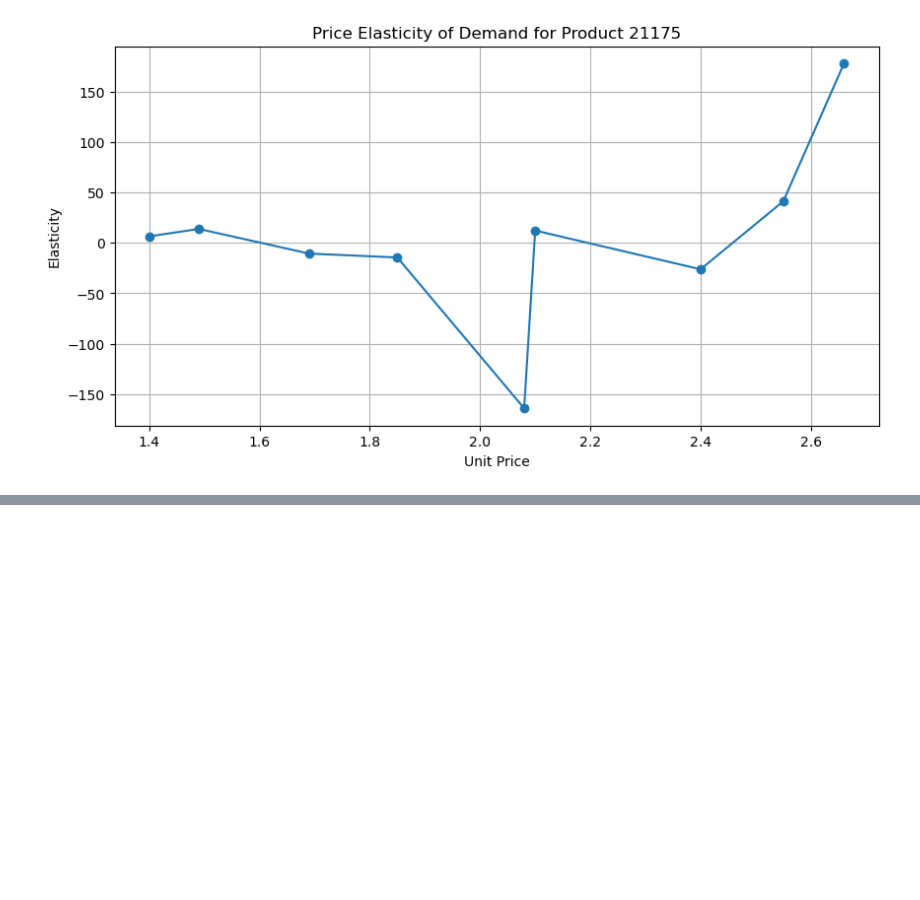
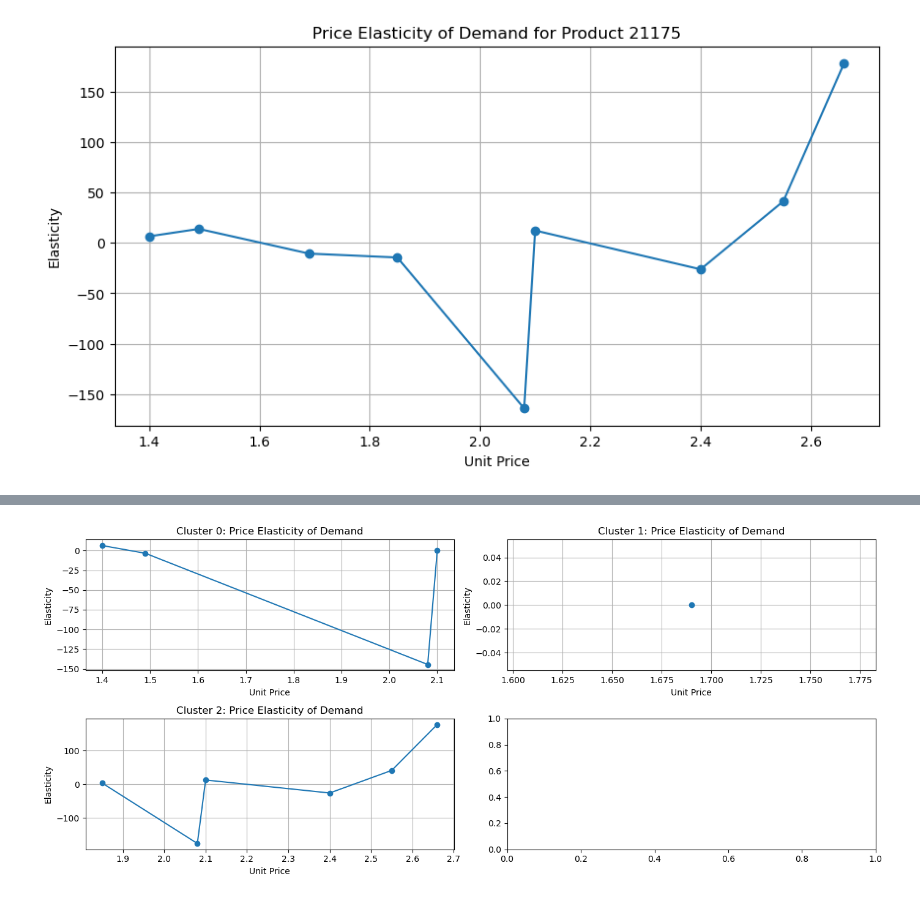
Before and after one commit to hliu528/Customer_Segmentation, a Jupyter notebook: code.ipynb, the cells around one changed output, grey strips where cells are left out. Saved outputs shown, nothing was run; the diff lists cells and outputs as text; code cells hidden in the pictures; blank space fills up the shorter version.

```diff
--- a/code.ipynb
+++ b/code.ipynb
@@ -560,0 +706,22 @@ plt.show()
+# %%
+# Setting up the figure and axes for the plots
+fig, axes = plt.subplots(nrows=int(np.ceil(cluster_price_quantity['Cluster'].nunique() / 2)), ncols=2, figsize=(14, cluster_price_quantity['Cluster'].nunique() * 2))
+axes = axes.flatten()
+
+# Loop through each unique cluster and plot
+for i, cluster in enumerate(cluster_price_quantity['Cluster'].unique()):
+    # Filter the data for the current cluster
+    cluster_data = cluster_price_quantity[cluster_price_quantity['Cluster'] == cluster]
+
+    # Plotting
+    axes[i].plot(cluster_data['UnitPrice'], cluster_data['Elasticity'], marker='o', linestyle='-')
+    axes[i].set_title(f'Cluster {cluster}: Price Elasticity of Demand')
+    axes[i].set_xlabel('Unit Price')
+    axes[i].set_ylabel('Elasticity')
+    axes[i].grid(True)
+
+# Adjust layout to prevent overlap
+plt.tight_layout()
+plt.show()
+# %% [output]
+[figure, added]
```
Also changed, not shown: parts of 17 cells of this notebook.
